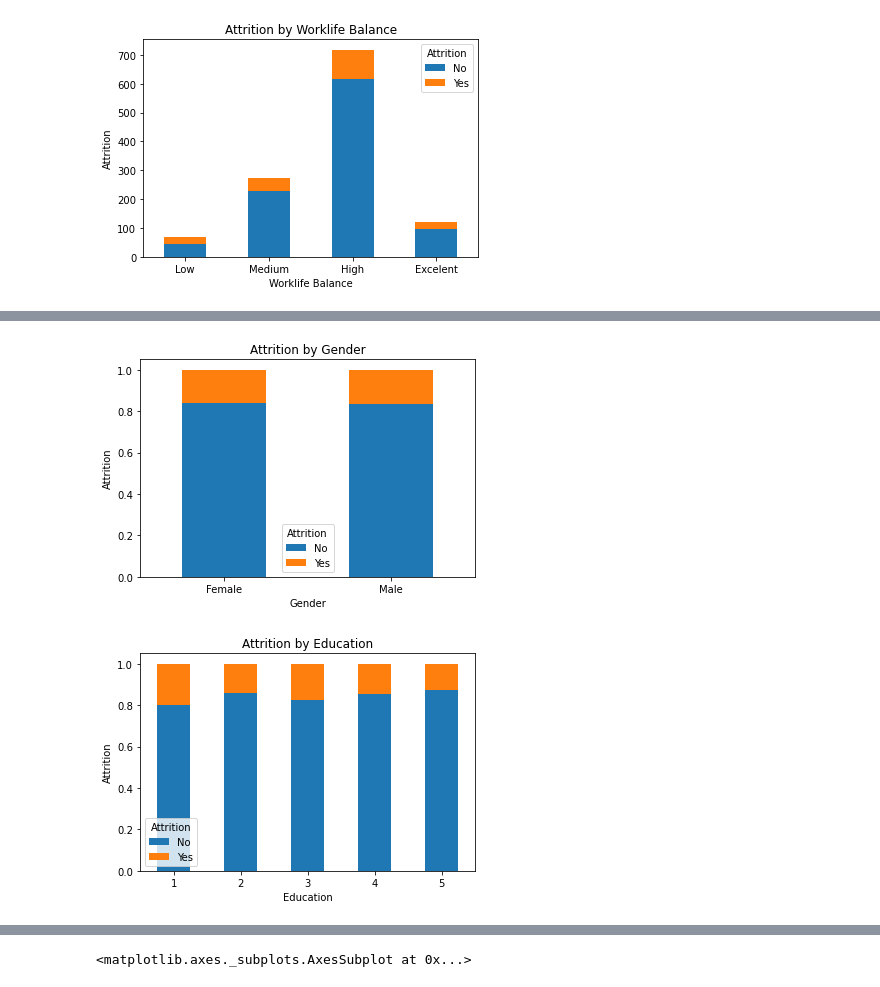
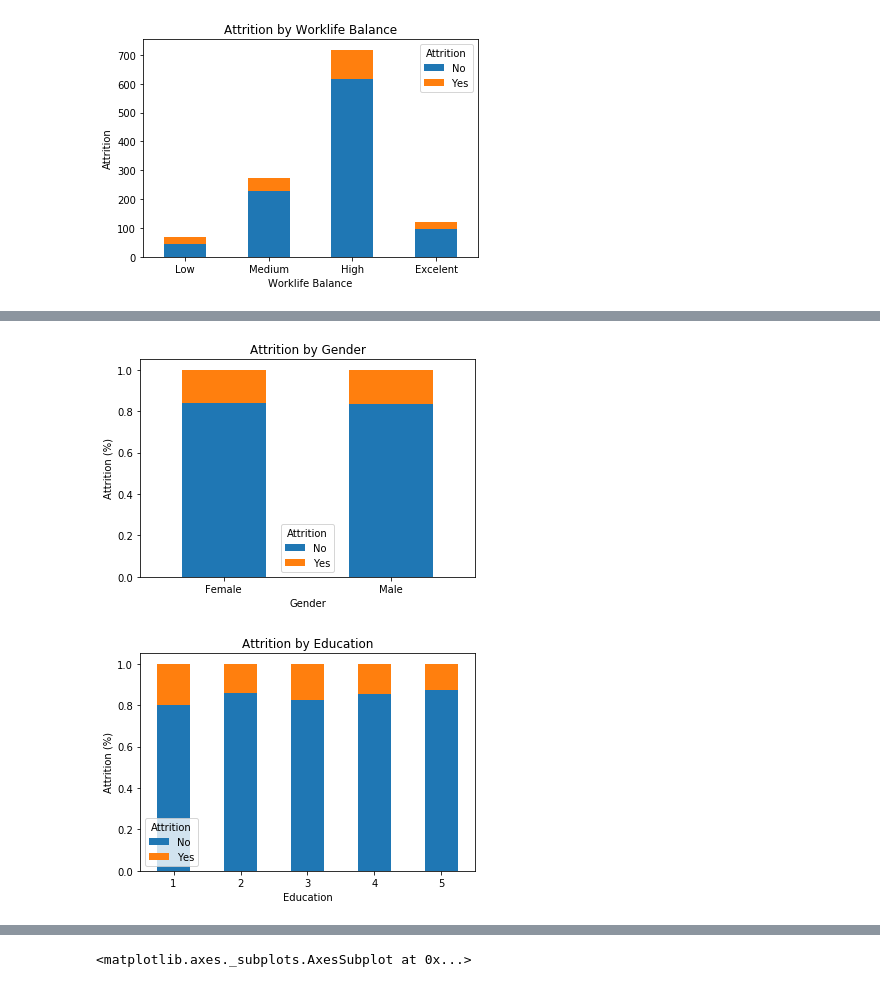
Before and after one commit to samucucchi/DataMining-1, a Jupyter notebook: DataUnderstanding-attrition.ipynb, the cells around one changed output, grey strips where cells are left out. Saved outputs shown, nothing was run; the diff lists cells and outputs as text; code cells hidden in the pictures.

```diff
--- a/DataUnderstanding-attrition.ipynb
+++ b/DataUnderstanding-attrition.ipynb
@@ -476,14 +493,14 @@ plt.show()
 # %%
 #Gender crossx Attrition bar chart normalized
 attr='Gender'
 pclass_xt = pd.crosstab(df[attr], df['Attrition'])
 pclass_xt_pct = pclass_xt.div(pclass_xt.sum(1).astype(float), axis=0)
 pclass_xt_pct.plot(kind='bar', stacked=True,title="Attrition by "+attr,rot=0)
 plt.xlabel(attr)
-plt.ylabel('Attrition')
+plt.ylabel('Attrition (%)')
 plt.show()
 # %% [output]
-[figure, old version]
+[figure, new version]
 # %%
 #Education crossx Attrition bar chart normalized
 attr='Education'
@@ -491,10 +508,10 @@ pclass_xt = pd.crosstab(df[attr], df['Attrition'])
 pclass_xt_pct = pclass_xt.div(pclass_xt.sum(1).astype(float), axis=0)
 pclass_xt_pct.plot(kind='bar', stacked=True,title="Attrition by "+attr,rot=0)
 plt.xlabel(attr)
-plt.ylabel('Attrition')
+plt.ylabel('Attrition (%)')
 plt.show()
 # %% [output]
-[figure, old version]
+[figure, new version]
 # %%
 #TotalWorkingYears crossx Attrition bar chart normalized
 attr='TotalWorkingYears'
```
Also changed, not shown: parts of 23 cells of this notebook, 25 other files.
